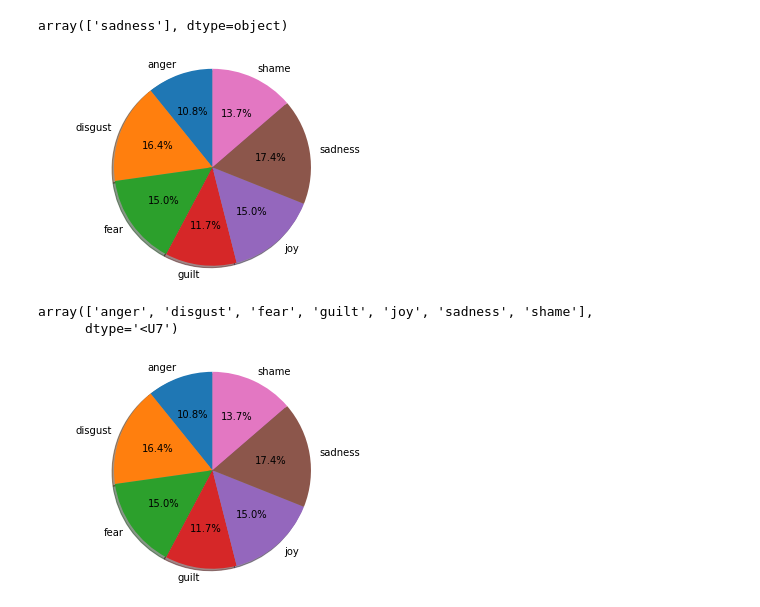
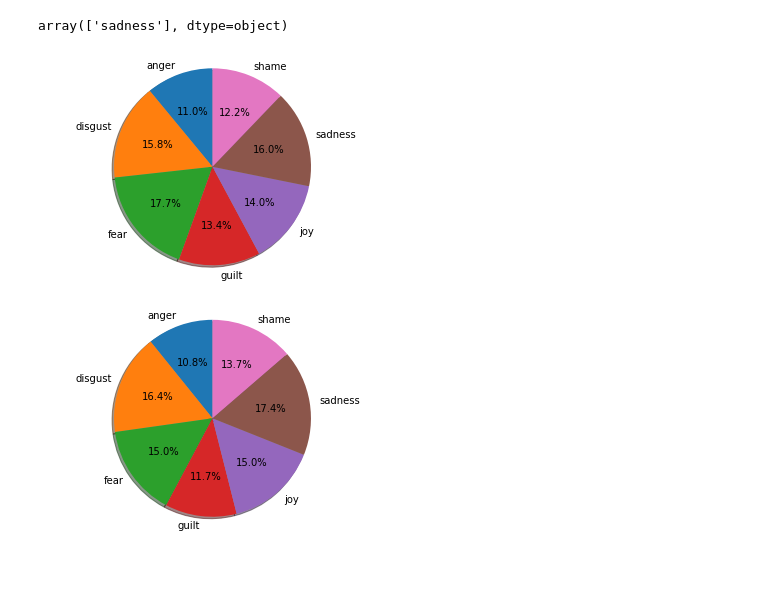
Before and after one commit to saras108/Sentiment_Analysis, a Jupyter notebook: nlp.ipynb, the cells around one changed output. Drawn from its saved outputs; the diff is of its cells as text; code cells hidden in the pictures; blank space fills up the shorter version.

```diff
--- a/nlp.ipynb
+++ b/nlp.ipynb
@@ -133,8 +135,8 @@ from sklearn.naive_bayes import MultinomialNB
 # %%
 '''Logistic Regression '''
 
-lr = LogisticRegression(max_iter=1000)
-lr.fit(train_tfidf,y_train)
-lr.score(train_tfidf, y_train), lr.score(test_tfidf, y_test)
+logi = LogisticRegression(max_iter=1000)
+logi.fit(train_tfidf,y_train)
+logi.score(train_tfidf, y_train), logi.score(test_tfidf, y_test)
 # %% [output]
 (0.8633288227334236, 0.5862068965517241)
@@ -141,6 +196,6 @@ lr.score(train_tfidf, y_train), lr.score(test_tfidf, y_test)
 # %%
 '''Naive Bayes'''
 
-nb = MultinomialNB()
-nb.fit(train_tfidf,y_train)
-nb.score(train_tfidf, y_train), nb.score(test_tfidf, y_test)
+naive = MultinomialNB()
+naive.fit(train_tfidf,y_train)
+y_pre = naive.predict(test_tfidf)
@@ -149,41 +240,33 @@ nb.score(train_tfidf, y_train), nb.score(test_tfidf, y_test)
 # %%
-'''Predecting of he data'''
+'''Predecting of the data'''
 
-test_sentence = ['i am very disappointed at you']
-test_sentence = tfidf.transform(test_sentence)
+predict_me = ['i am very disappointed at you']
+predict_me = tfidf.transform(predict_me)
 
-lr.predict(test_sentence)
+logi.predict(predict_me)
 # %% [output]
 array(['sadness'], dtype=object)
 # %%
 '''Getting Predection Probablity using Naive Bayes'''
 
-lr_emotions = lr.predict_proba(test_sentence)
-lr_datas = lr.classes_
+nb_emotions = naive.predict_proba(predict_me)
+nb_datas = naive.classes_
 
-lr_df = pd.DataFrame()
-lr_df['Emotion'] = lr_datas
-lr_df['emotion_propb'] = lr_emotions.T
+naive_decection = pd.DataFrame()
+naive_decection['Emotion'] = nb_datas
+naive_decection['emotion_propb'] = nb_emotions.T
 # %%
-'''pie chart for prediction probality using  linear regression'''
+'''pie chart for prediction probality using Naive Bayes'''
 
 import matplotlib.pyplot as plt
 
 fig1, ax1 = plt.subplots()
-ax1.pie(lr_df['emotion_propb'], labels=lr_df['Emotion'], autopct='%1.1f%%',
+ax1.pie(naive_decection['emotion_propb'], labels=naive_decection['Emotion'], autopct='%1.1f%%',
         shadow=True, startangle=90)
 ax1.axis('equal')  # Equal aspect ratio ensures that pie is drawn as a circle.
 
 plt.show()
 # %% [output]
-[figure, old version]
+[figure, new version]
-# %%
-nb_emotion = nb.predict_proba(test_sentence)
-nb_datas = nb.classes_
-
-nb_datas
-# %% [output]
-array(['anger', 'disgust', 'fear', 'guilt', 'joy', 'sadness', 'shame'],
-      dtype='<U7')
 # %%
 #prediction prob
```
Also changed, not shown: parts of 14 cells of this notebook, 4 other files.
